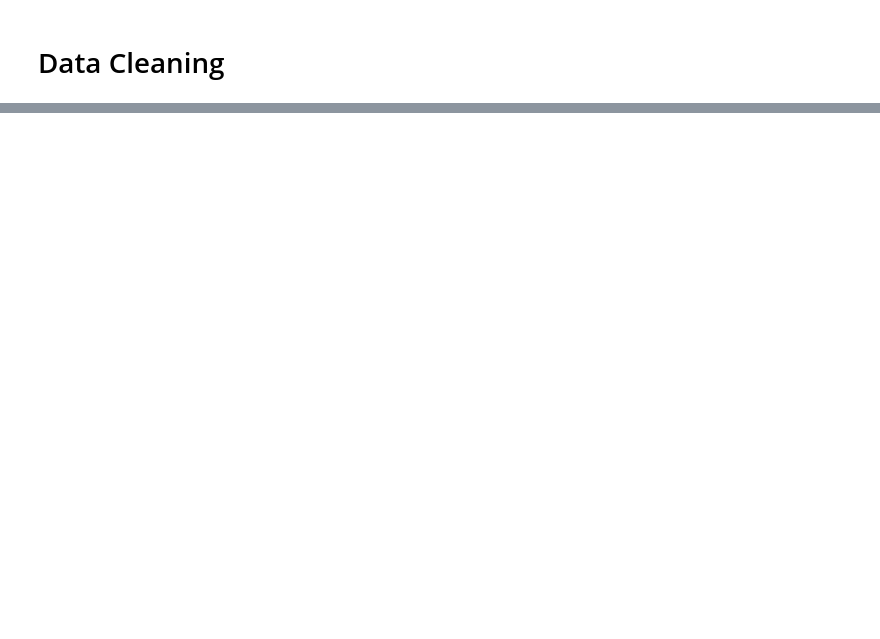
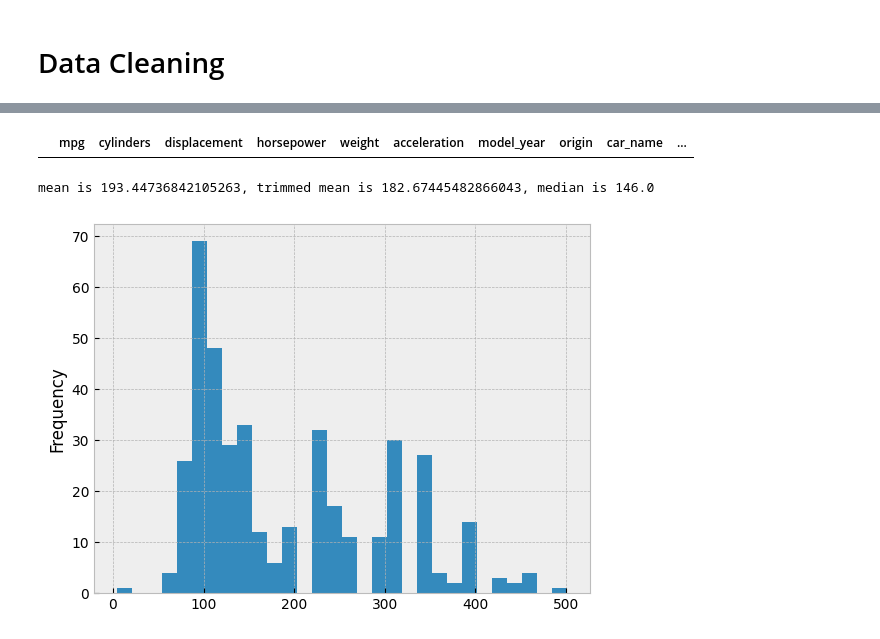
Before and after one commit to IT4063C-Fall22/Sandbox, a Jupyter notebook: sandbox.ipynb, the cells around one changed output, grey strips where cells are left out. Cells and saved outputs as stored; diff of their text form; code cells hidden in the pictures; blank space fills up the shorter version.

```diff
--- a/sandbox.ipynb
+++ b/sandbox.ipynb
@@ -121,0 +159,3 @@ auto_mpg_df.sample(3)
+# %%
+# auto_mpg_df = auto_mpg_df.drop_duplicates()
+auto_mpg_df.drop_duplicates(inplace=True)
@@ -121,0 +240,27 @@ auto_mpg_df.sample(3)
+# %%
+auto_mpg_df.dropna(subset=["mpg"], inplace=True)
+# %%
+auto_mpg_df[auto_mpg_df['mpg'].isnull()]
+# %% [output]
+|  | mpg | cylinders | displacement | horsepower | weight | acceleration | model_year | origin | car_name | ... |
+# %%
+# Central Tendency measures
+auto_displacement_mean = auto_mpg_df['displacement'].mean()
+auto_displacement_trimmed_mean = trim_mean(auto_mpg_df['displacement'], 0.1)
+auto_displacement_median = auto_mpg_df['displacement'].median()
+
+print("mean is {}, trimmed mean is {}, median is {}".format(auto_displacement_mean, auto_displacement_trimmed_mean, auto_displacement_median))
+# %% [output]
+mean is 193.44736842105263, trimmed mean is 182.67445482866043, median is 146.0
+# %%
+import matplotlib as mpl
+import matplotlib.pyplot as plt
+%matplotlib inline
+
+plt.style.use("bmh")
+
+auto_mpg_df['displacement'].plot(kind="hist", bins= 30)
+
+plt.show()
+# %% [output]
+[figure, added]
```
Also changed, not shown: parts of 33 cells of this notebook, 2 other files.
